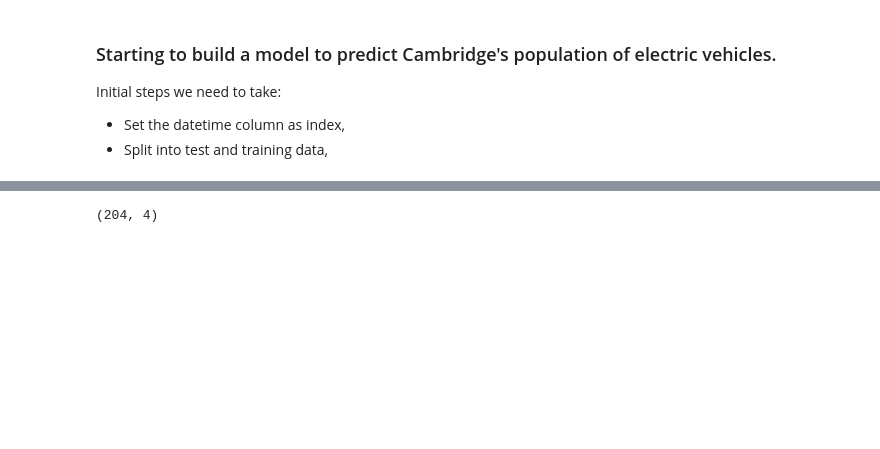
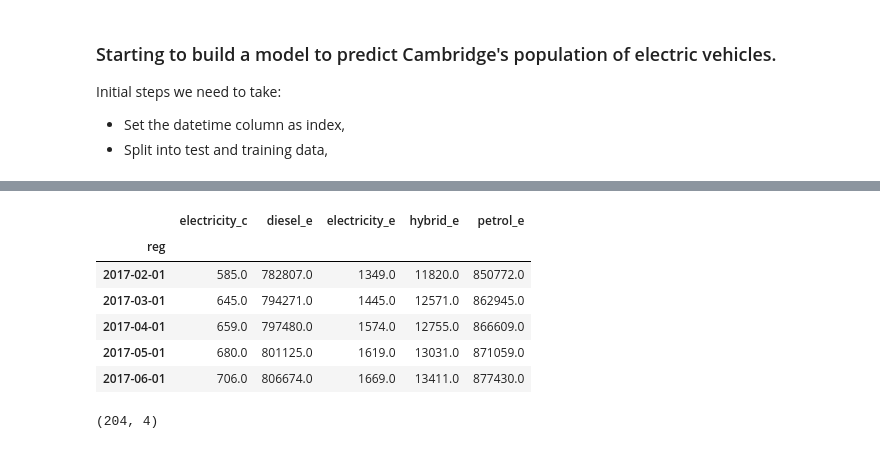
Before and after one commit to New-AutoMotive/BN_vehicle_data_experiments, a Jupyter notebook: 1.7) Estimating location.ipynb, the cells around one changed output, grey strips where cells are left out. Cells and saved outputs as stored; diff of their text form; code cells hidden in the pictures; blank space fills up the shorter version.

```diff
--- a/1.7) Estimating location.ipynb
+++ b/1.7) Estimating location.ipynb
@@ -214,6 +227,17 @@ df.head()
 df.drop(columns = ['diesel_c', 'hybrid_c', 'petrol_c'], inplace=True)
 # %%
 df.fillna(0, inplace=True)
+# %%
+df=df.cumsum()
+df.tail()
+# %% [output]
+|  | electricity_c | diesel_e | electricity_e | hybrid_e | petrol_e |
+| reg |  |  |  |  |  |
+| 2017-02-01 | 585.0 | 782807.0 | 1349.0 | 11820.0 | 850772.0 |
+| 2017-03-01 | 645.0 | 794271.0 | 1445.0 | 12571.0 | 862945.0 |
+| 2017-04-01 | 659.0 | 797480.0 | 1574.0 | 12755.0 | 866609.0 |
+| 2017-05-01 | 680.0 | 801125.0 | 1619.0 | 13031.0 | 871059.0 |
+| 2017-06-01 | 706.0 | 806674.0 | 1669.0 | 13411.0 | 877430.0 |
 # %%
 # Not leaving much test data, which is beacuse we don't want to exclude too many years with significant numbers of EV registrations.
 
```
Also changed, not shown: parts of 27 cells of this notebook.
